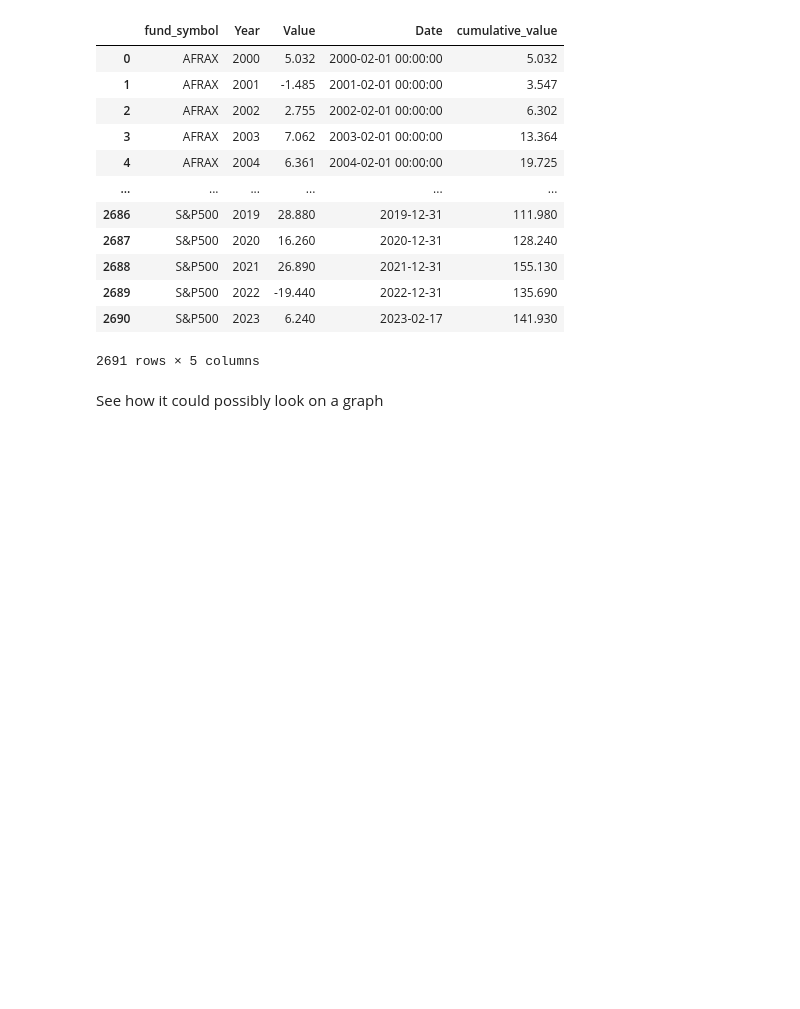
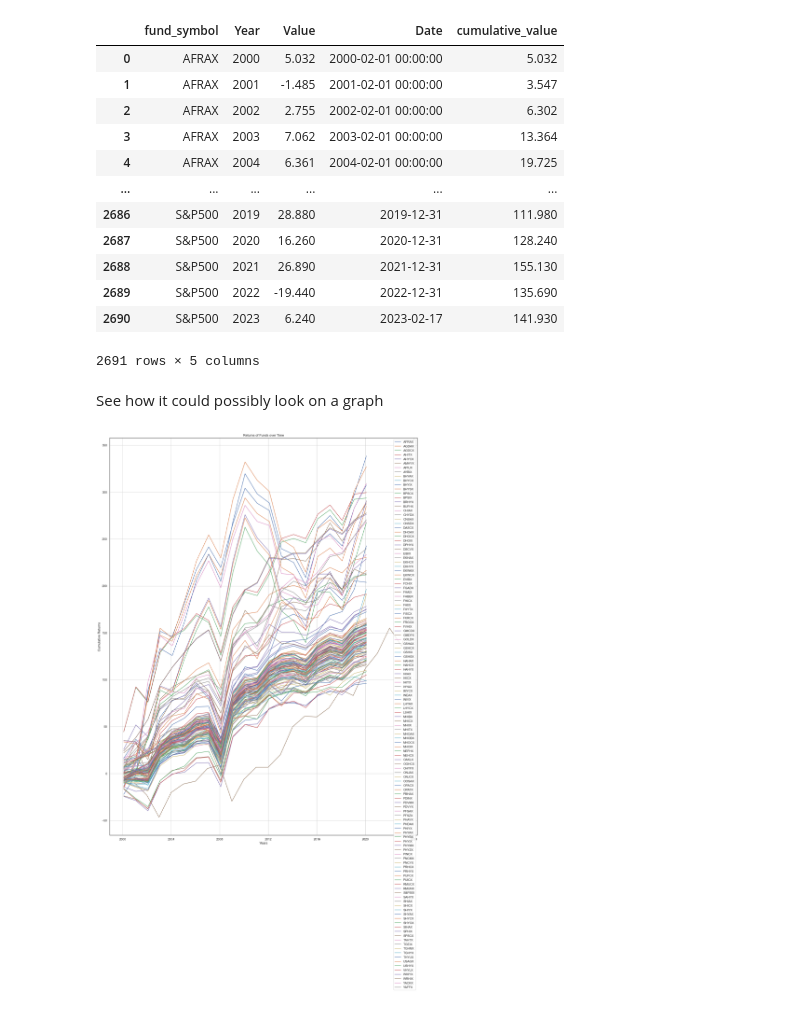
Before and after one commit to ubco-W2022T2-data301/project-group-group-57, a Jupyter notebook: analysis/analysis_Kojo_Clarke.ipynb, the cells around one changed output. Drawn from its saved outputs; the diff is of its cells as text; code cells hidden in the pictures; blank space fills up the shorter version.

```diff
--- a/analysis/analysis_Kojo_Clarke.ipynb
+++ b/analysis/analysis_Kojo_Clarke.ipynb
@@ -412,4 +412,18 @@ merged_df
 2691 rows × 5 columns
 # %% [markdown]
 See how it could possibly look on a graph
+# %%
+data_pivoted = merged_df.pivot(index='Date', columns='fund_symbol', values='cumulative_value')
+
+
+plt.figure(figsize=(20, 26))
+plt.plot(data_pivoted)
+plt.xlabel('Years')
+plt.ylabel('Cumulative Returns')
+plt.title('Returns of Funds over Time')
+plt.legend(data_pivoted.columns)
+plt.grid(True)
+plt.show()
+# %% [output]
+[figure, added]
 # %%
```
Also changed, not shown: parts of 5 cells of this notebook, 2 other files.
